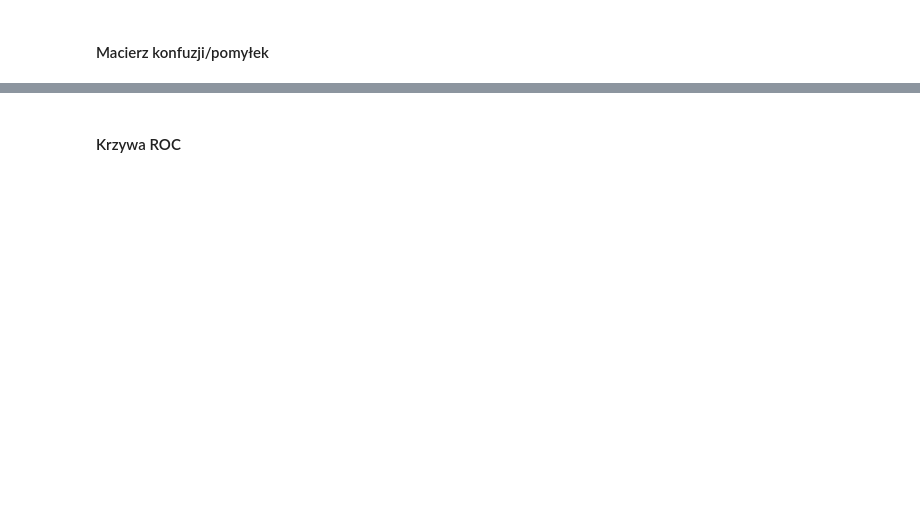
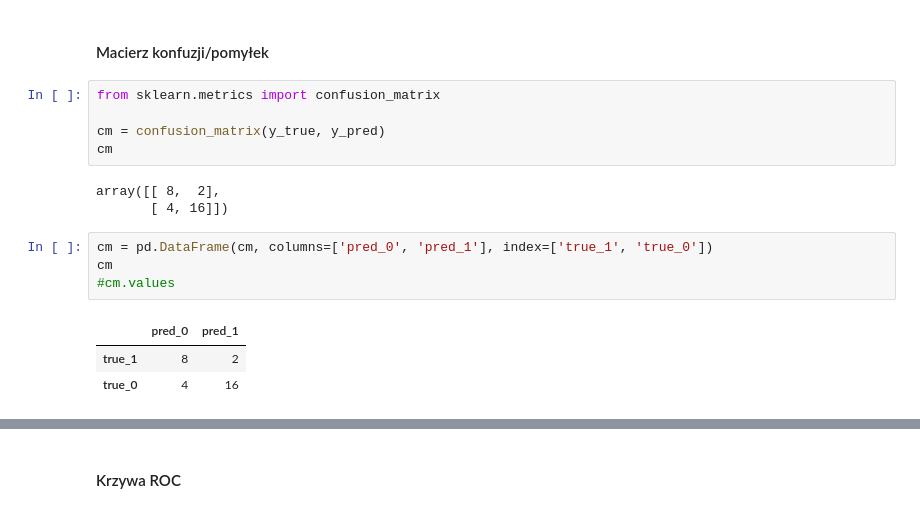
Before and after one commit to rafzieli/daca-science-bootcamp, a Jupyter notebook: 06_uczenie_maszynowe/02_metryki_klasyfikacja.ipynb, the cells around one changed output, grey strips where cells are left out. Saved outputs shown, nothing was run; the diff lists cells and outputs as text; blank space fills up the shorter version.

```diff
--- a/06_uczenie_maszynowe/02_metryki_klasyfikacja.ipynb
+++ b/06_uczenie_maszynowe/02_metryki_klasyfikacja.ipynb
@@ -35,2 +102,18 @@ pip install scikit-learn
 # %% [markdown]
 #### <a name='a3'></a> Macierz konfuzji/pomyłek
+# %%
+from sklearn.metrics import confusion_matrix
+
+cm = confusion_matrix(y_true, y_pred)
+cm
+# %% [output]
+array([[ 8,  2],
+       [ 4, 16]])
+# %%
+cm = pd.DataFrame(cm, columns=['pred_0', 'pred_1'], index=['true_1', 'true_0'])
+cm
+#cm.values
+# %% [output]
+|  | pred_0 | pred_1 |
+| true_1 | 8 | 2 |
+| true_0 | 4 | 16 |
```
Also changed, not shown: parts of 19 cells of this notebook.
